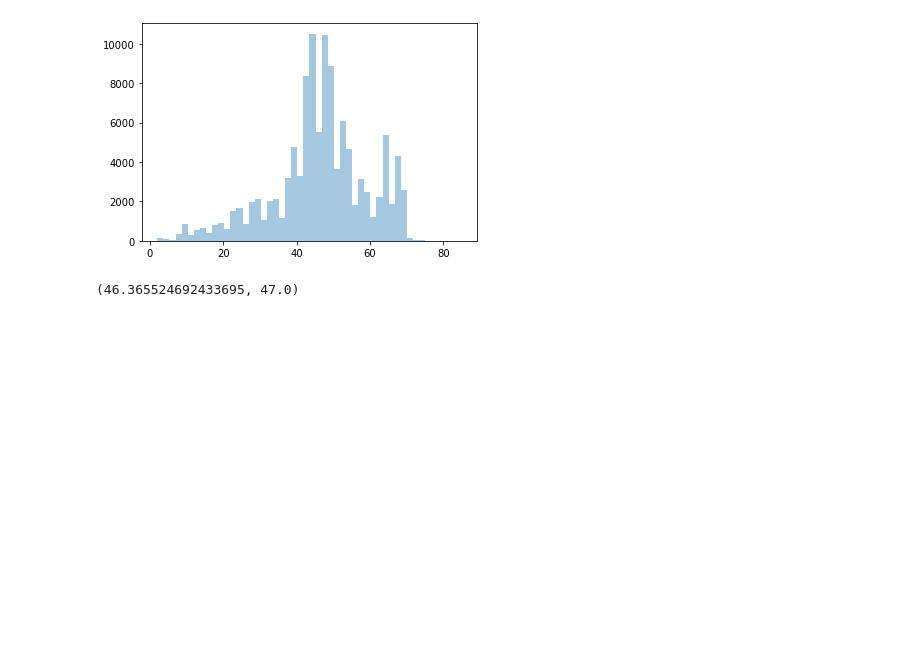
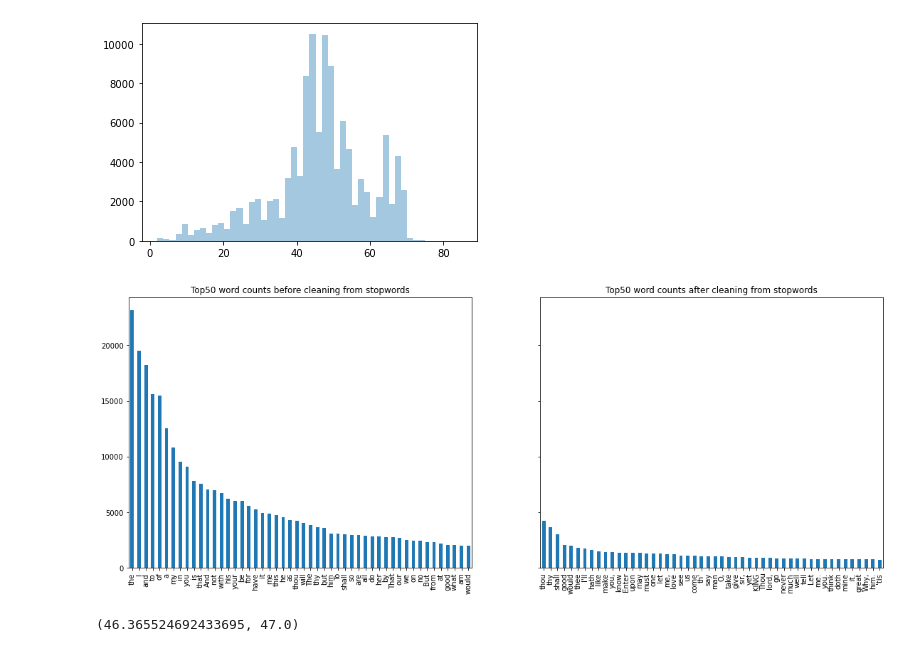
Before and after one commit to alex-rpd/DL_Examples, a Jupyter notebook: 08_Keras_RNN_TextGeneration.ipynb, the cells around one changed output. Cells and saved outputs as stored; diff of their text form; code cells hidden in the pictures; blank space fills up the shorter version.

```diff
--- a/08_Keras_RNN_TextGeneration.ipynb
+++ b/08_Keras_RNN_TextGeneration.ipynb
@@ -69,6 +69,22 @@ sns.distplot(lengths_of_lines, kde=False)
 plt.show()
 # %% [output]
 [figure]
+# %%
+english_stopwords = stopwords.words('english')
+# %%
+fig, ax = plt.subplots(1, 2, figsize=(19, 7), sharey=True)
+words = text.replace('  ', ' ').replace('\n', '').split(' ')
+words = [w for w in words if w not in [' ', '', '\t']]
+
+pd.Series(words).value_counts().head(50).plot(kind='bar', ax=ax[0])
+ax[0].set_title('Top50 word counts before cleaning from stopwords')
+
+words = [w for w in words if w.lower() not in english_stopwords]
+pd.Series(words).value_counts().head(50).plot(kind='bar', ax=ax[1])
+ax[1].set_title('Top50 word counts after cleaning from stopwords')
+plt.show()
+# %% [output]
+[figure, added]
 # %%
 np.mean(lengths_of_lines), np.median(lengths_of_lines)
 # %% [output]
```
Also changed, not shown: parts of 10 cells of this notebook, 1 other file.
